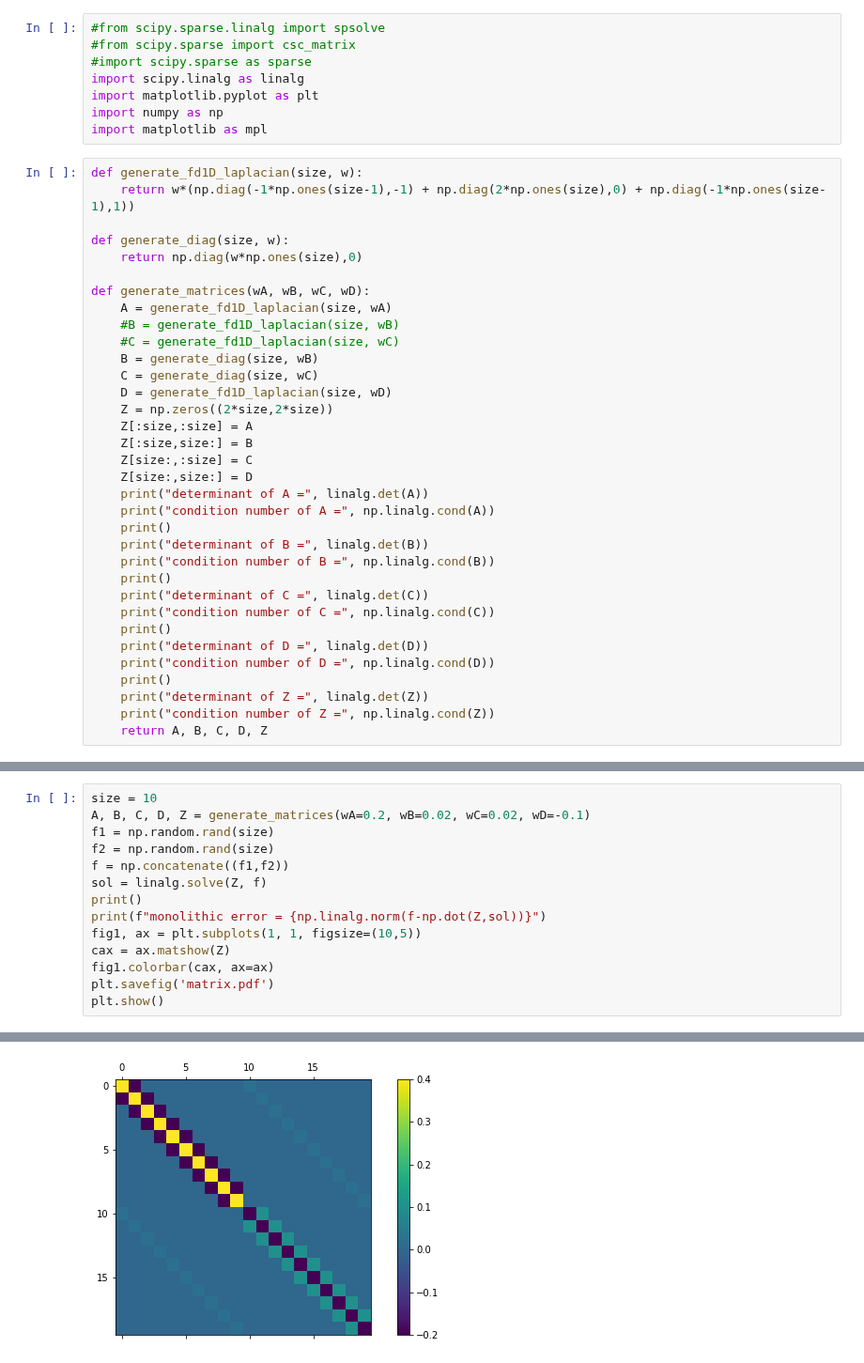
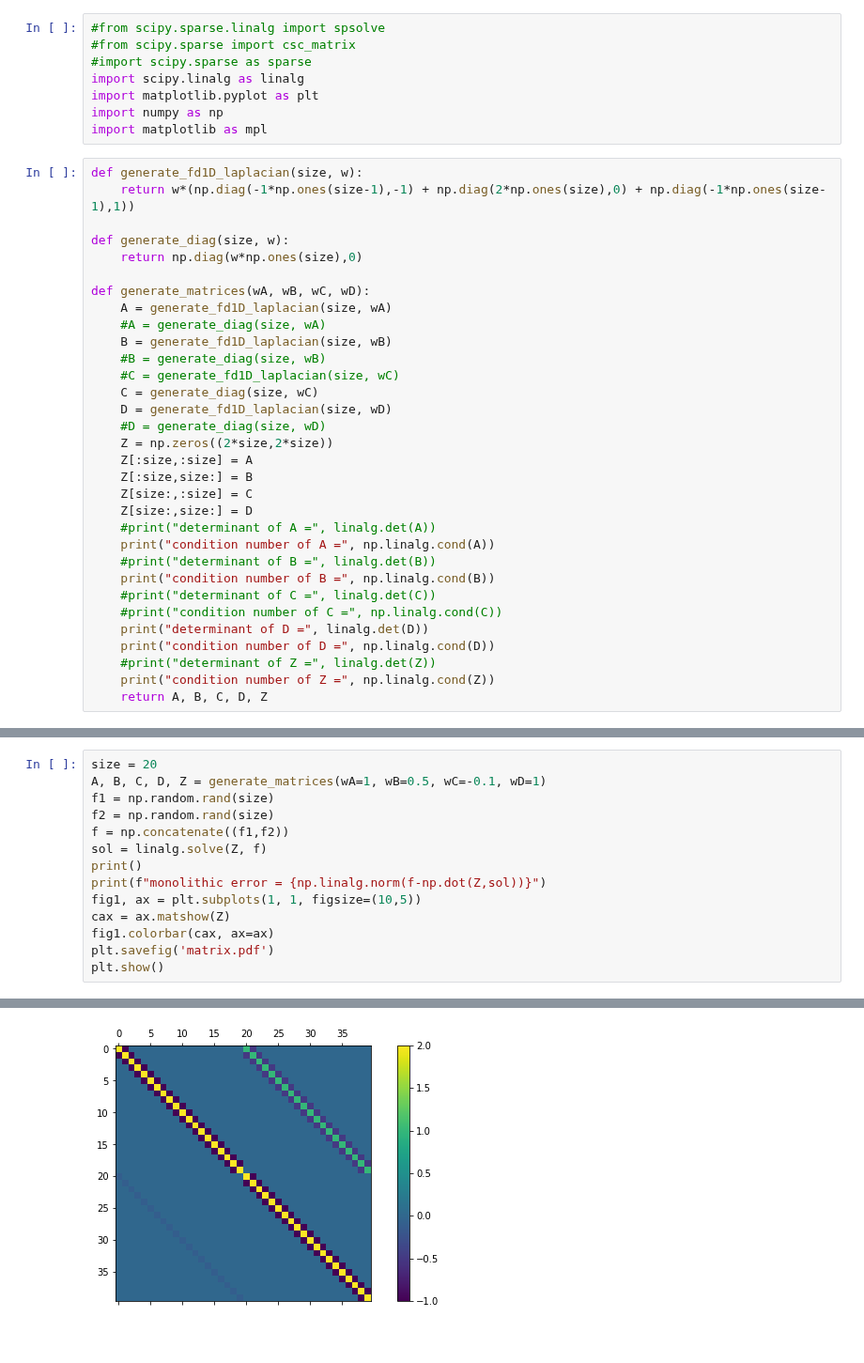
Before and after one commit to multiform-UoN/splittingschemes, a Jupyter notebook: python/splitting.ipynb, the cells around one changed output, grey strips where cells are left out. Shown at 94% size. Cells and saved outputs as stored; diff of their text form.

```diff
--- a/python/splitting.ipynb
+++ b/python/splitting.ipynb
@@ -41,29 +41,27 @@ def generate_diag(size, w):
 
 def generate_matrices(wA, wB, wC, wD):
     A = generate_fd1D_laplacian(size, wA)
-    #B = generate_fd1D_laplacian(size, wB)
+    #A = generate_diag(size, wA)
+    B = generate_fd1D_laplacian(size, wB)
+    #B = generate_diag(size, wB)
     #C = generate_fd1D_laplacian(size, wC)
-    B = generate_diag(size, wB)
     C = generate_diag(size, wC)
     D = generate_fd1D_laplacian(size, wD)
+    #D = generate_diag(size, wD)
     Z = np.zeros((2*size,2*size))
     Z[:size,:size] = A
     Z[:size,size:] = B
     Z[size:,:size] = C
     Z[size:,size:] = D
-    print("determinant of A =", linalg.det(A))
+    #print("determinant of A =", linalg.det(A))
     print("condition number of A =", np.linalg.cond(A))
-    print()
-    print("determinant of B =", linalg.det(B))
+    #print("determinant of B =", linalg.det(B))
     print("condition number of B =", np.linalg.cond(B))
-    print()
-    print("determinant of C =", linalg.det(C))
-    print("condition number of C =", np.linalg.cond(C))
-    print()
+    #print("determinant of C =", linalg.det(C))
+    #print("condition number of C =", np.linalg.cond(C))
     print("determinant of D =", linalg.det(D))
     print("condition number of D =", np.linalg.cond(D))
-    print()
-    print("determinant of Z =", linalg.det(Z))
+    #print("determinant of Z =", linalg.det(Z))
     print("condition number of Z =", np.linalg.cond(Z))
     return A, B, C, D, Z
 # %%
@@ -137,6 +143,6 @@ def method_ShurDualPartialJacobi(nit):
 # %%
-size = 10
-A, B, C, D, Z = generate_matrices(wA=0.2, wB=0.02, wC=0.02, wD=-0.1)
+size = 20
+A, B, C, D, Z = generate_matrices(wA=1, wB=0.5, wC=-0.1, wD=1)
 f1 = np.random.rand(size)
 f2 = np.random.rand(size)
 f = np.concatenate((f1,f2))
@@ -168,4 +165,4 @@ monolithic error = 3.1086244689504383e-15
-[figure, old version]
+[figure, new version]
 # %%
 from scipy import stats
 
```
Also changed, not shown: parts of 4 cells of this notebook, 12 other files.
